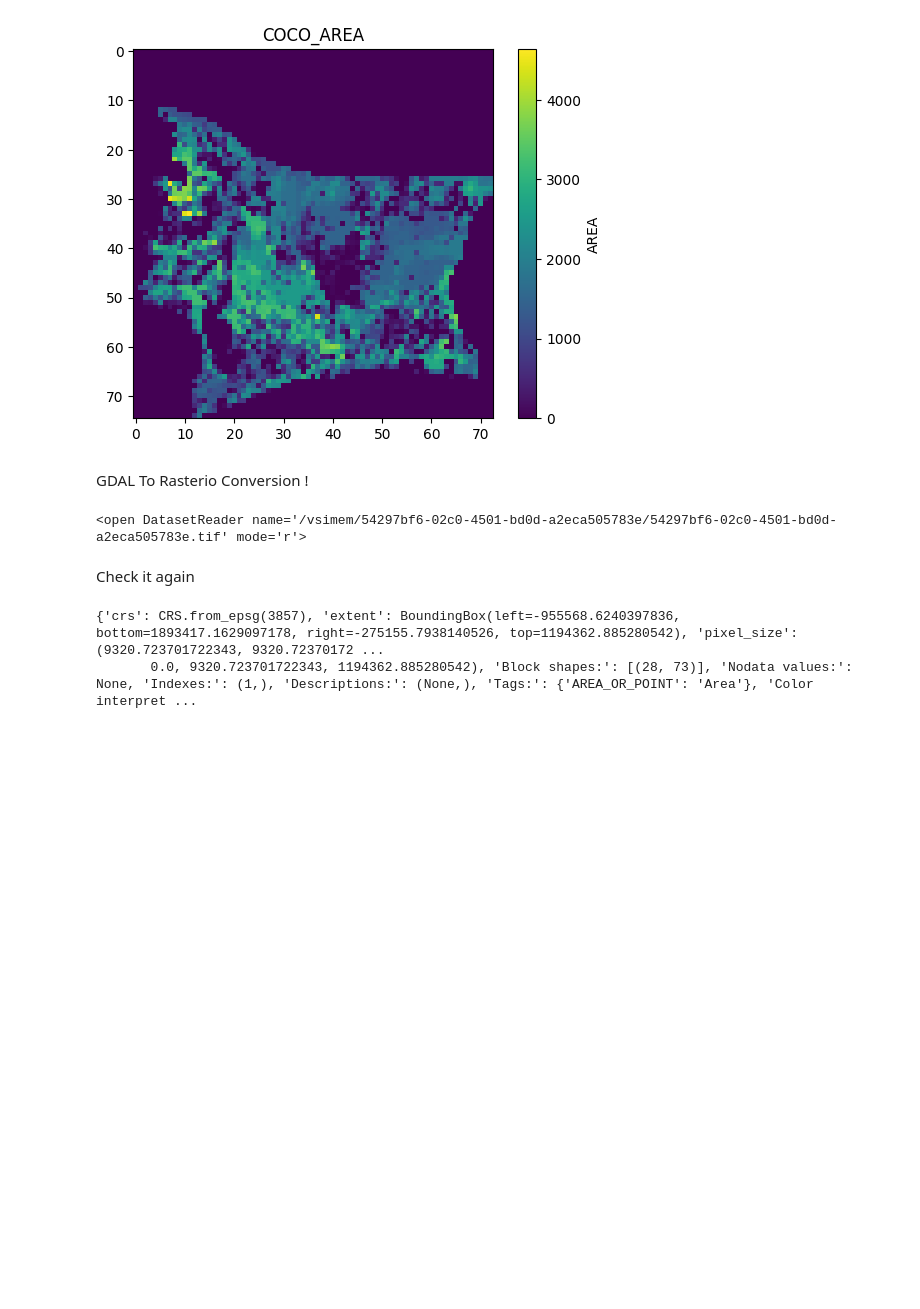
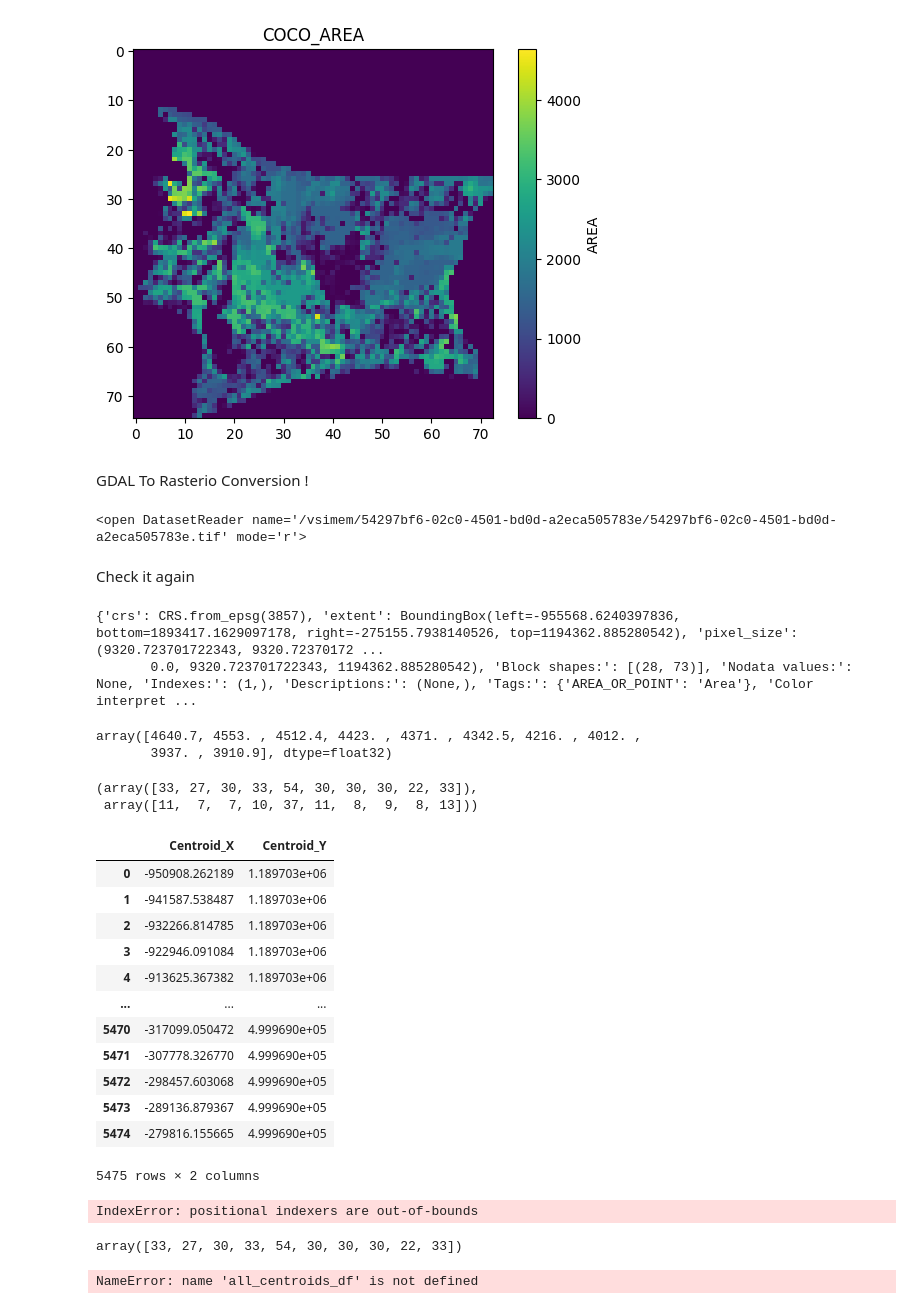
Before and after one commit to KwenteaneResearch/weather_checker, a Jupyter notebook: notebooks/Jana_CRS_2.ipynb, the cells around one changed output. Cells and saved outputs as stored; diff of their text form; code cells hidden in the pictures; blank space fills up the shorter version.

```diff
--- a/notebooks/Jana_CRS_2.ipynb
+++ b/notebooks/Jana_CRS_2.ipynb
@@ -28,5 +30,5 @@ def read_transform(path, EPSGCODE):
 # %%
 EPSGCODE = 'EPSG:3857'
 # %%
-GDAL, Array =read_transform(path, EPSGCODE)
+raster, Array =read_transform(path, EPSGCODE)
 # %%
@@ -138,0 +170,60 @@ print(raster_specs)
+# %%
+top_vals
+# %% [output]
+array([4640.7, 4553. , 4512.4, 4423. , 4371. , 4342.5, 4216. , 4012. ,
+       3937. , 3910.9], dtype=float32)
+# %%
+indices
+# %% [output]
+(array([33, 27, 30, 33, 54, 30, 30, 30, 22, 33]),
+ array([11,  7,  7, 10, 37, 11,  8,  9,  8, 13]))
+# %%
+
+def get_centroids_geotiff(dataset):
+
+    # Get the geotransform parameters
+    geotransform = dataset.GetGeoTransform()
+    top_left_x, pixel_width, _, top_left_y, _, pixel_height = geotransform
+
+    # Get number of rows and columns
+    rows, cols = dataset.RasterYSize, dataset.RasterXSize
+
+    # lists to store centroid coordinates
+    centroids_x = []
+    centroids_y = []
+
+    # Calculate centroids for each pixel
+    for i in range(rows):
+        for j in range(cols):
+            centroid_x = top_left_x + j * pixel_width + pixel_width / 2.0
+            centroid_y = top_left_y + i * pixel_height + pixel_height / 2.0
+            centroids_x.append(centroid_x)
+            centroids_y.append(centroid_y)
+
+    # Convert to NumPy arrays
+    centroids_x = np.array(centroids_x)
+    centroids_y = np.array(centroids_y)
+
+    # Create a DataFrame
+    df = pd.DataFrame({'Centroid_X': centroids_x, 'Centroid_Y': centroids_y})
+
+    dataset = None
+
+    return df
+# %%
+centroids = get_centroids_geotiff(raster)
+centroids
+# %% [output]
+|  | Centroid_X | Centroid_Y |
+| 0 | -950908.262189 | 1.189703e+06 |
+| 1 | -941587.538487 | 1.189703e+06 |
+| 2 | -932266.814785 | 1.189703e+06 |
+| 3 | -922946.091084 | 1.189703e+06 |
+| 4 | -913625.367382 | 1.189703e+06 |
+| ... | ... | ... |
+| 5470 | -317099.050472 | 4.999690e+05 |
+| 5471 | -307778.326770 | 4.999690e+05 |
+| 5472 | -298457.603068 | 4.999690e+05 |
+| 5473 | -289136.879367 | 4.999690e+05 |
+| 5474 | -279816.155665 | 4.999690e+05 |
+5475 rows × 2 columns
@@ -138,0 +242,15 @@ print(raster_specs)
+# %%
+
+
+
+best_10 = Find_Values(GDAL,top_vals, indices)
+# %% [output]
+IndexError: positional indexers are out-of-bounds
+# %%
+indices[0]
+# %% [output]
+array([33, 27, 30, 33, 54, 30, 30, 30, 22, 33])
+# %%
+specified_centroids_df = all_centroids_df.iloc[indices[0], indices[1]]
+# %% [output]
+NameError: name 'all_centroids_df' is not defined
```
Also changed, not shown: parts of 9 cells of this notebook.
